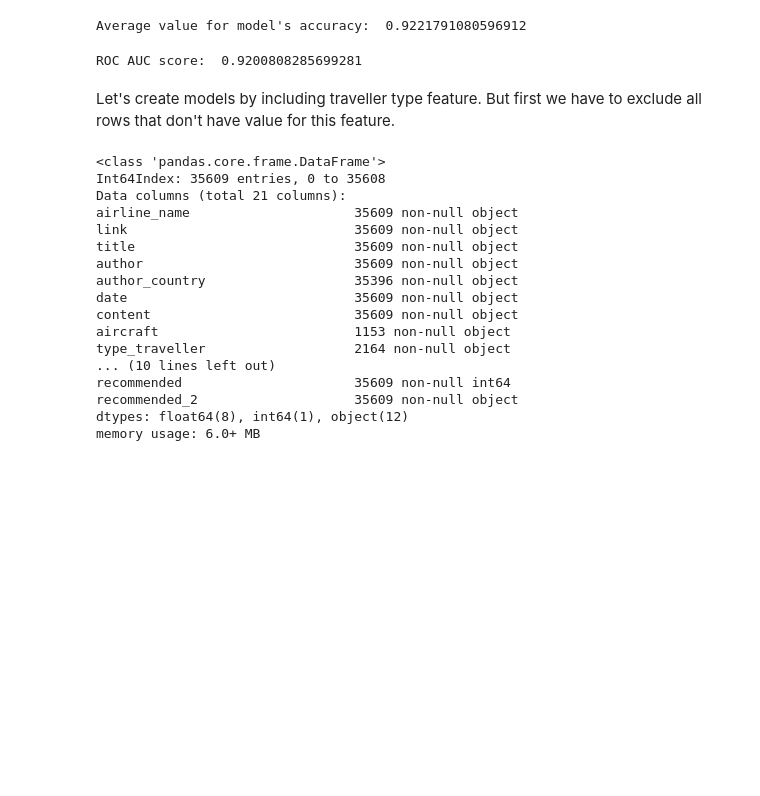
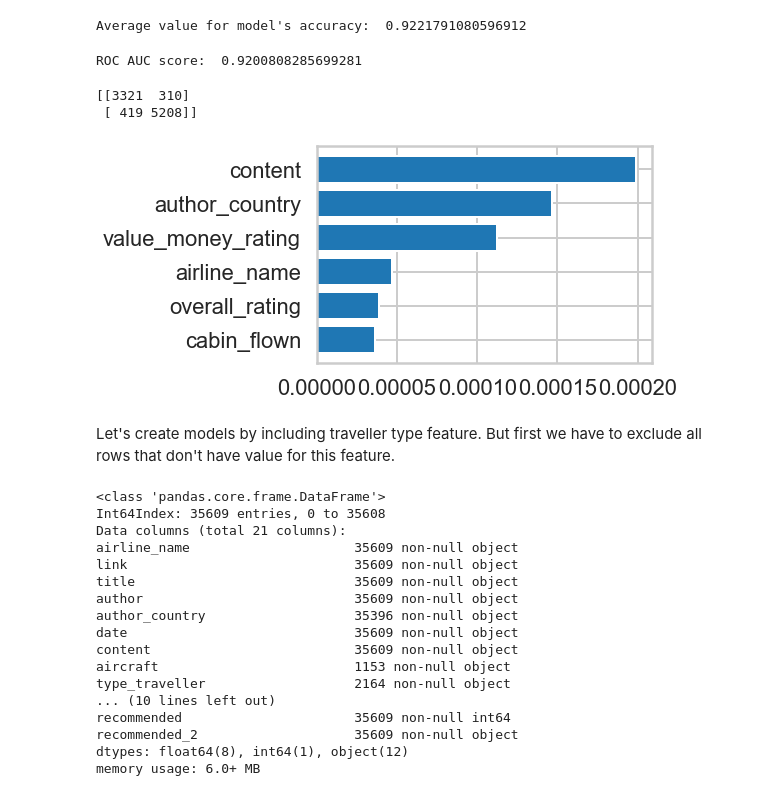
Before and after one commit to monikakrajnc/Capstone-Project-2, a Jupyter notebook: Machine_Learning.ipynb, the cells around one changed output. Saved outputs shown, nothing was run; the diff lists cells and outputs as text; code cells hidden in the pictures; blank space fills up the shorter version.

```diff
--- a/CP2_Naive_Bayes_V3.ipynb
+++ b/Machine_Learning.ipynb
@@ -1902,6 +1993,17 @@ predicted_many_rf_6 = model_many_rf_6.predict(X_data_test_6)
 print('ROC AUC score: ', metrics.roc_auc_score(y_data_test_6, predicted_many_rf_6))
 # %% [output]
 ROC AUC score:  0.9200808285699281
+# %%
+# print confusion matrix
+print(metrics.confusion_matrix(y_data_test_6, predicted_many_rf_6))
+# %% [output]
+[[3321  310]
+ [ 419 5208]]
+# %%
+# plot feature importance
+f_importances(test_many_rf_6['clf'].feature_importances_, list(X_data_train_6.columns))
+# %% [output]
+[figure, added]
 # %% [markdown]
 Let's create models by including traveller type feature. But first we have to exclude all rows that don't have value for this feature.
 # %%
```
Also changed, not shown: parts of 66 cells of this notebook, 1 other file.
